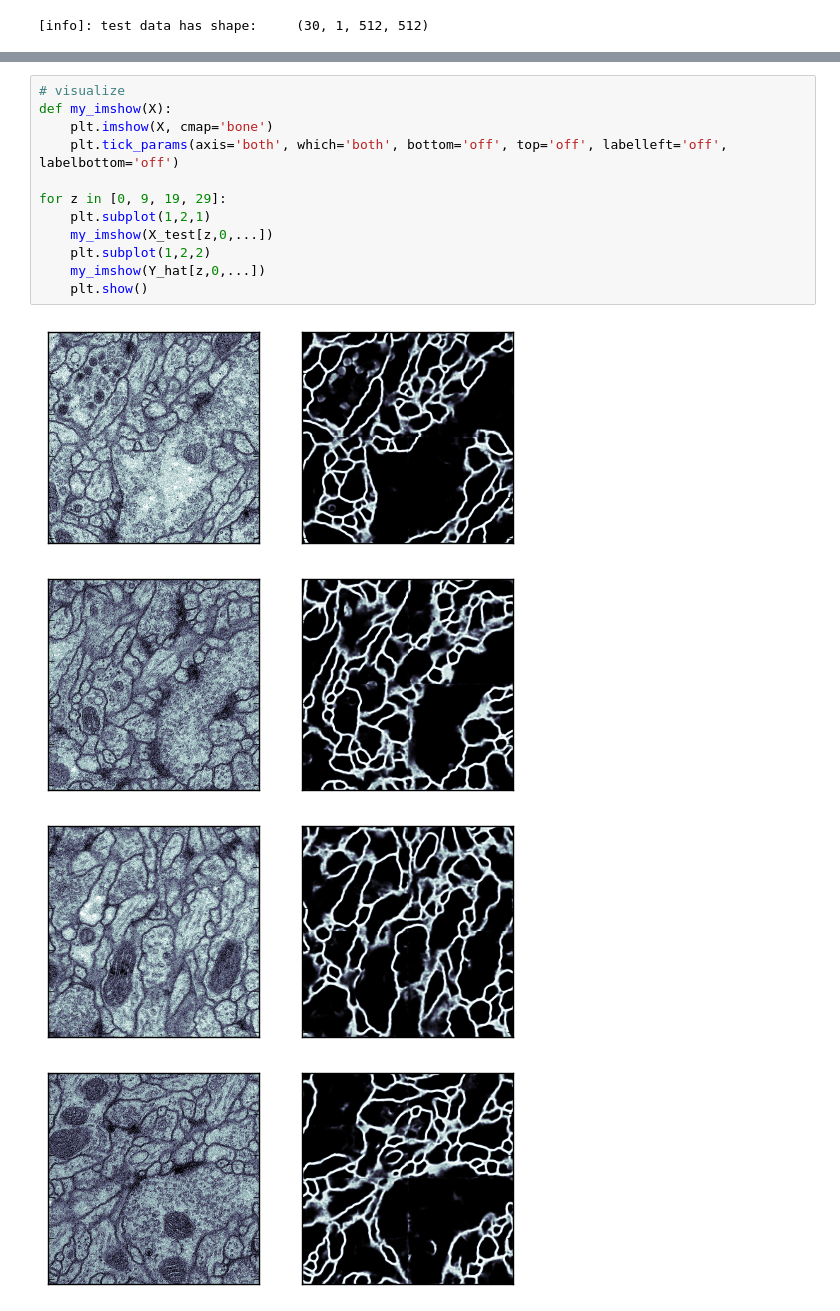
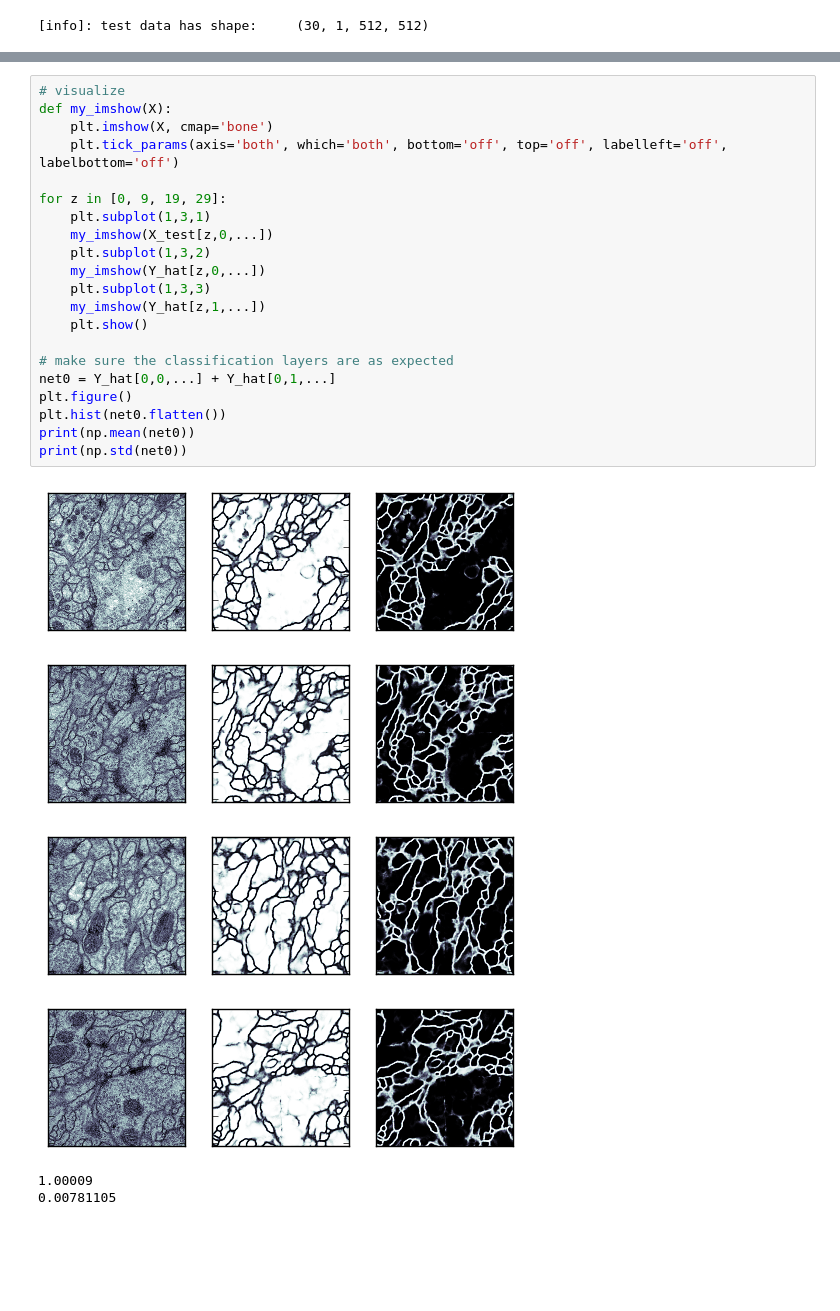
Before and after one commit to mjpekala/bio-segmentation-dense, a Jupyter notebook: Examples/ISBI_2012/deploy_isbi.ipynb, the cells around one changed output, grey strips where cells are left out. Cells and saved outputs as stored; diff of their text form; blank space fills up the shorter version.

```diff
--- a/Examples/ISBI_2012/deploy_isbi.ipynb
+++ b/Examples/ISBI_2012/deploy_isbi.ipynb
@@ -50,17 +56,28 @@ print('[info]: total time to deploy on system "%s": %0.2f sec' % (gethostname(),
 # %%
 # visualize
 def my_imshow(X):
     plt.imshow(X, cmap='bone')
     plt.tick_params(axis='both', which='both', bottom='off', top='off', labelleft='off', labelbottom='off')
 
 for z in [0, 9, 19, 29]:
-    plt.subplot(1,2,1)
+    plt.subplot(1,3,1)
     my_imshow(X_test[z,0,...])
-    plt.subplot(1,2,2)
+    plt.subplot(1,3,2)
     my_imshow(Y_hat[z,0,...])
+    plt.subplot(1,3,3)
+    my_imshow(Y_hat[z,1,...])
     plt.show()
+
+# make sure the classification layers are as expected
+net0 = Y_hat[0,0,...] + Y_hat[0,1,...]
+plt.figure()
+plt.hist(net0.flatten())
+print(np.mean(net0))
+print(np.std(net0))
 # %% [output]
-[figure, old version]
+[figure, new version]
-[figure, old version]
+[figure, new version]
-[figure, old version]
+[figure, new version]
-[figure, old version]
+[figure, new version]
+1.00009
+0.00781105
```
Also changed, not shown: parts of 3 cells of this notebook, 1 other file.
